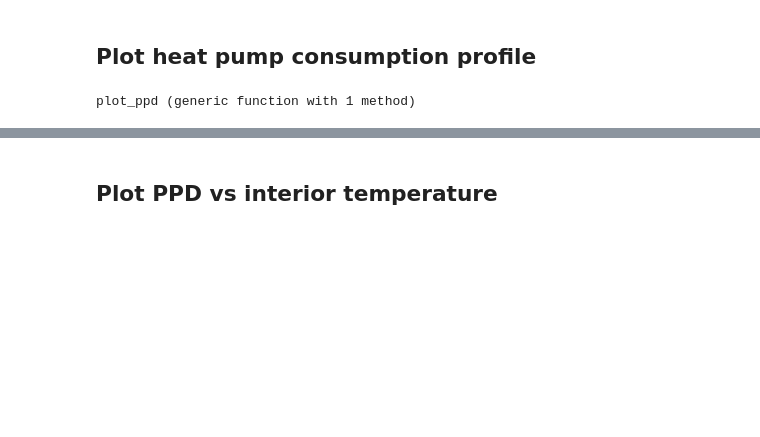
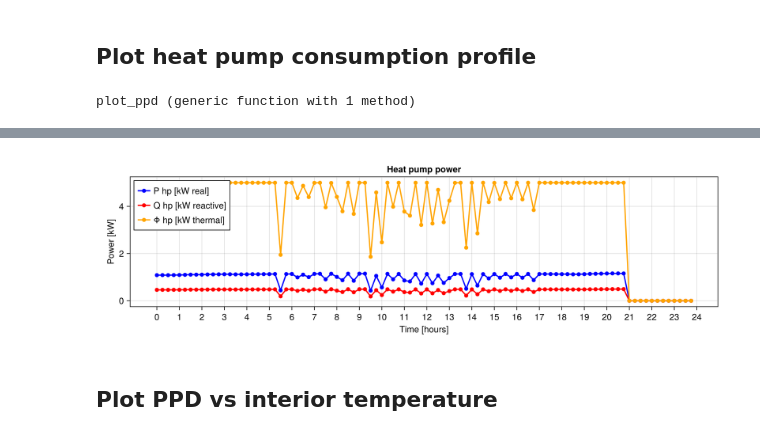
Before and after one commit to XinLiTue/Congestion-Management-based-on-Thermal-Comfort, a Jupyter notebook: OPF-jl.ipynb, the cells around one changed output, grey strips where cells are left out. Cells and saved outputs as stored; diff of their text form; code cells hidden in the pictures; blank space fills up the shorter version.

```diff
--- a/OPF-jl.ipynb
+++ b/OPF-jl.ipynb
@@ -471,5 +479,7 @@ plot_ppd (generic function with 1 method)
 # %%
-# plot_hybrid_hp_power(model, 64)
+plot_hybrid_hp_power(model, 64)
+# %% [output]
+[figure, added]
 # %% [markdown]
 ## Plot PPD vs interior temperature
 # %%
```
Also changed, not shown: parts of 7 cells of this notebook, 6 other files.
